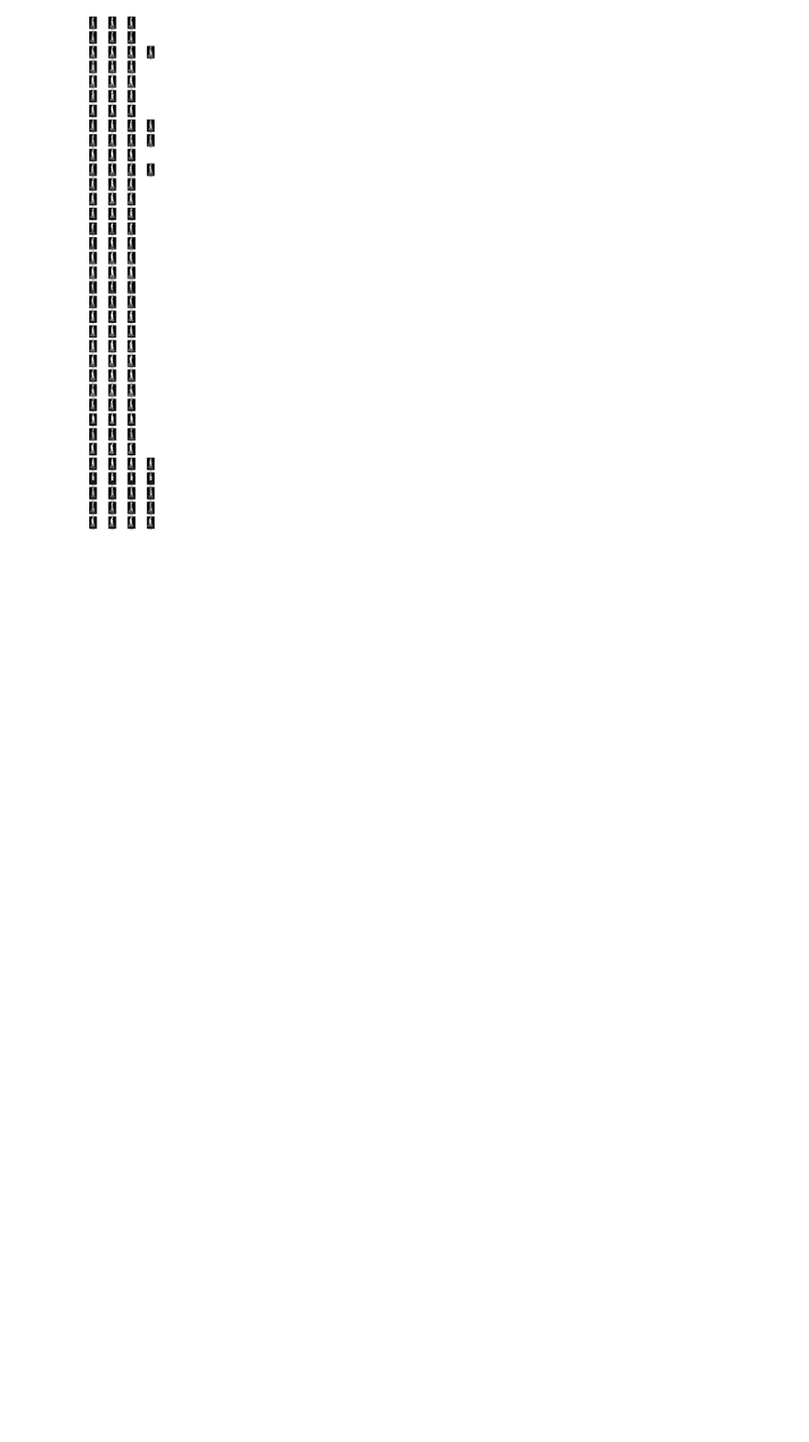
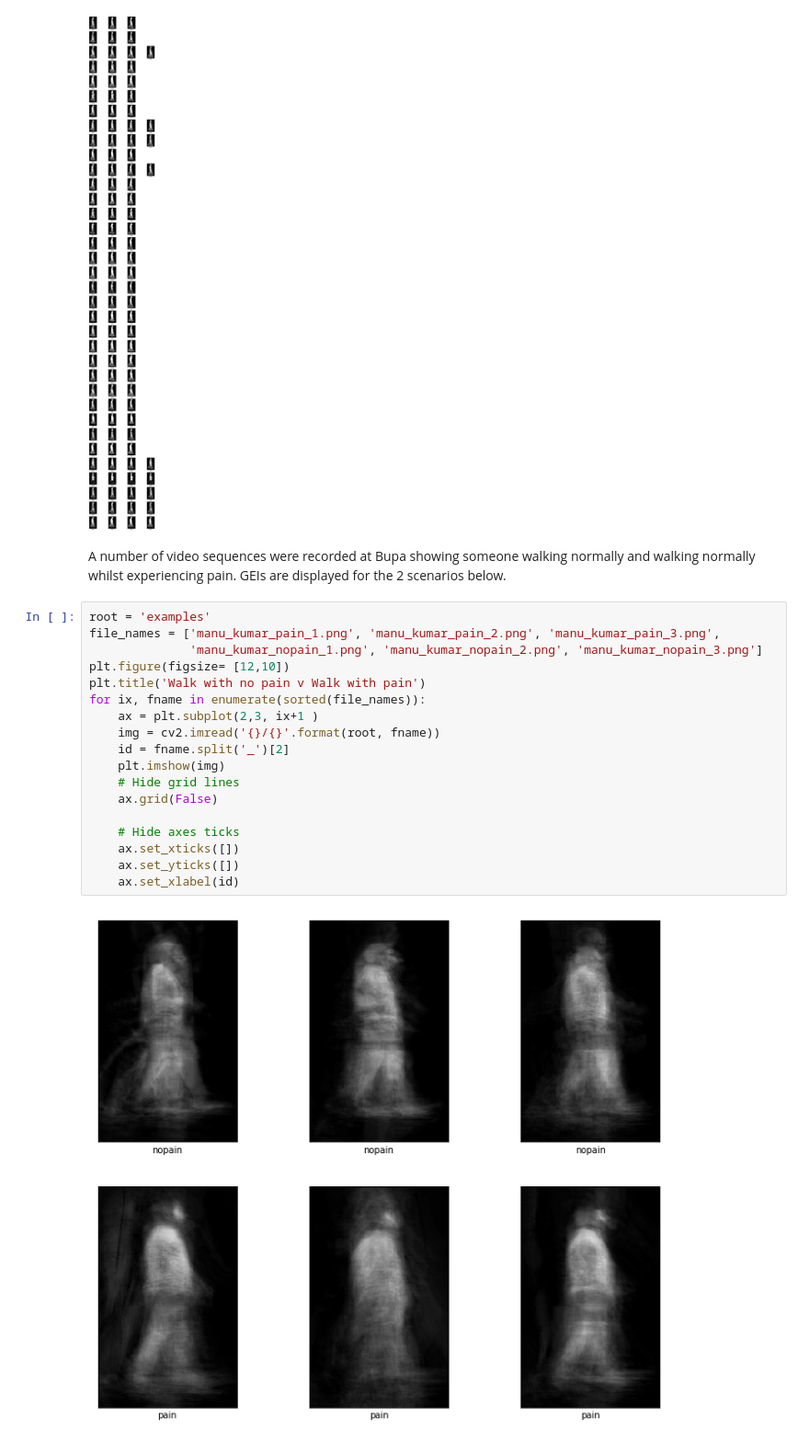
Before and after one commit to insidedctm/gait, a Jupyter notebook: Visualise GEI images.ipynb, the cells around one changed output. Shown at 92% size. Cells and saved outputs as stored; diff of their text form; blank space fills up the shorter version.

Commit message:
Pain v No Pain images

```diff
--- a/Visualise GEI images.ipynb
+++ b/Visualise GEI images.ipynb
@@ -34,3 +41,25 @@ for id in ids:
         ax.set_xlabel(id)
 # %% [output]
 [figure]
+# %% [markdown]
+A number of video sequences were recorded at Bupa showing someone walking normally and walking normally whilst experiencing pain. GEIs are displayed for the 2 scenarios below.
+# %%
+root = 'examples'
+file_names = ['manu_kumar_pain_1.png', 'manu_kumar_pain_2.png', 'manu_kumar_pain_3.png',
+              'manu_kumar_nopain_1.png', 'manu_kumar_nopain_2.png', 'manu_kumar_nopain_3.png']
+plt.figure(figsize= [12,10])
+plt.title('Walk with no pain v Walk with pain')
+for ix, fname in enumerate(sorted(file_names)):
+    ax = plt.subplot(2,3, ix+1 )
+    img = cv2.imread('{}/{}'.format(root, fname))
+    id = fname.split('_')[2]
+    plt.imshow(img)
+    # Hide grid lines
+    ax.grid(False)
+
+    # Hide axes ticks
+    ax.set_xticks([])
+    ax.set_yticks([])
+    ax.set_xlabel(id)
+# %% [output]
+[figure, added]
```
Also changed, not shown: parts of 3 cells of this notebook, 1 other file.
